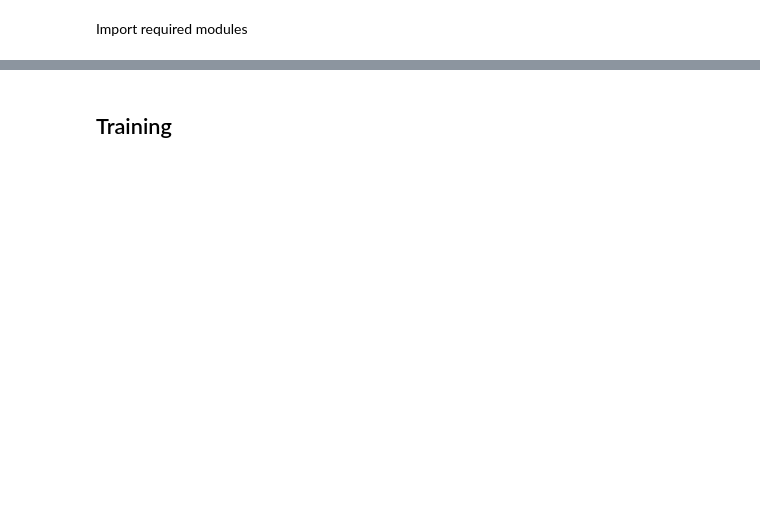
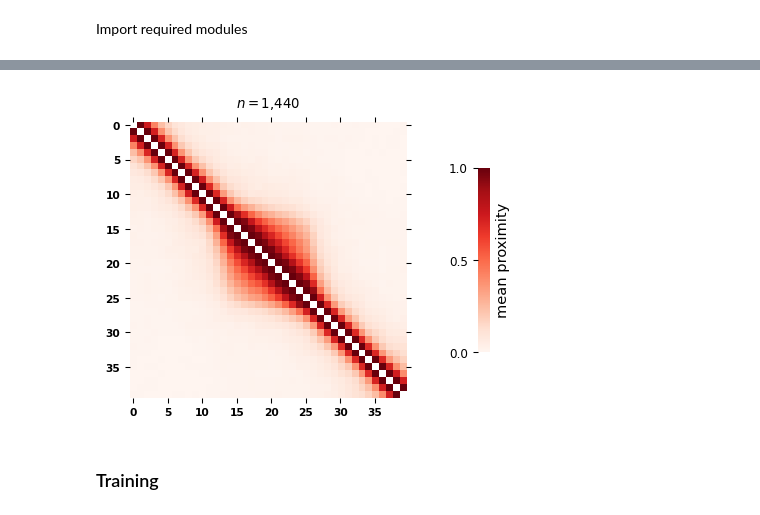
Before and after one commit to ggautham07/topic3d, a Jupyter notebook: examples/training.ipynb, the cells around one changed output, grey strips where cells are left out. Drawn from its saved outputs; the diff is of its cells as text; code cells hidden in the pictures; blank space fills up the shorter version.

```diff
--- a/examples/training.ipynb
+++ b/examples/training.ipynb
@@ -11,2 +39,8 @@ import numpy as np
+# %%
+fig = data_train_sim.plot_ensemble_avg(method="mean", form="square", cbar_label="mean proximity")
+fig.set_dpi(96)
+fig.show()
+# %% [output]
+[figure, added]
 # %% [markdown]
-## Training
+### Training
```
Also changed, not shown: parts of 38 cells of this notebook, 15 other files.
